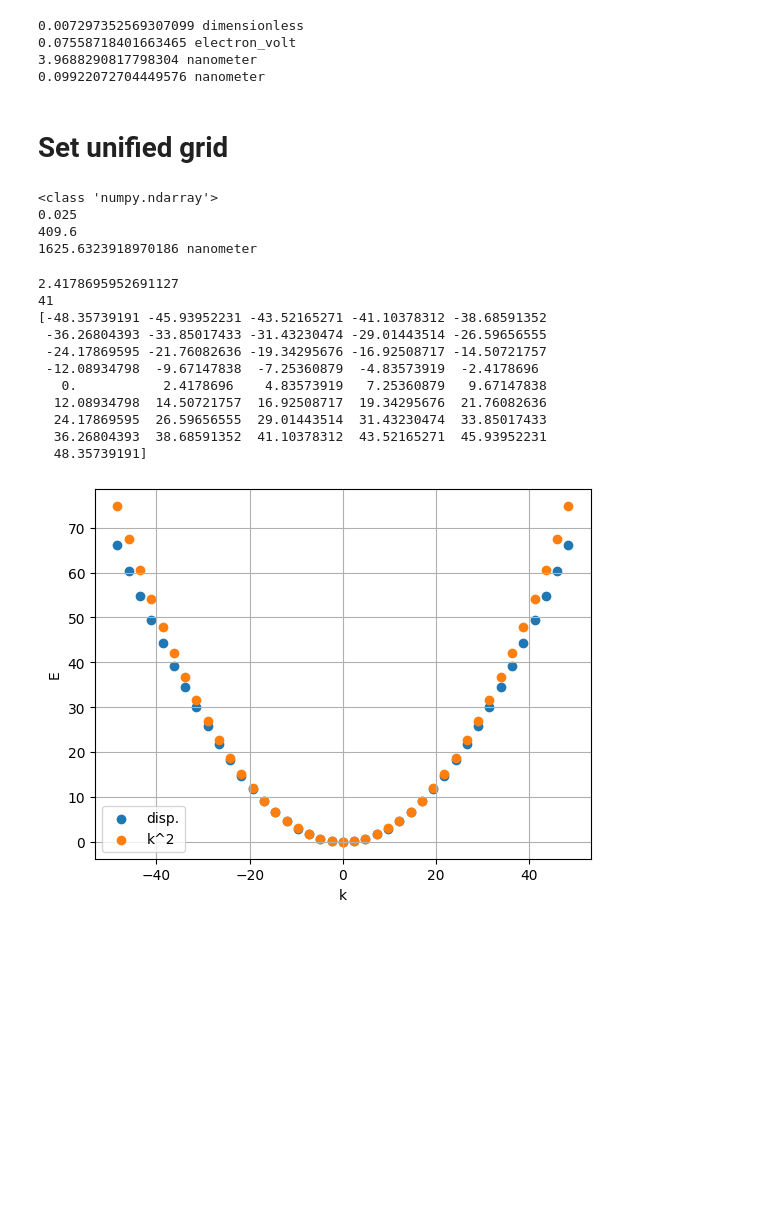
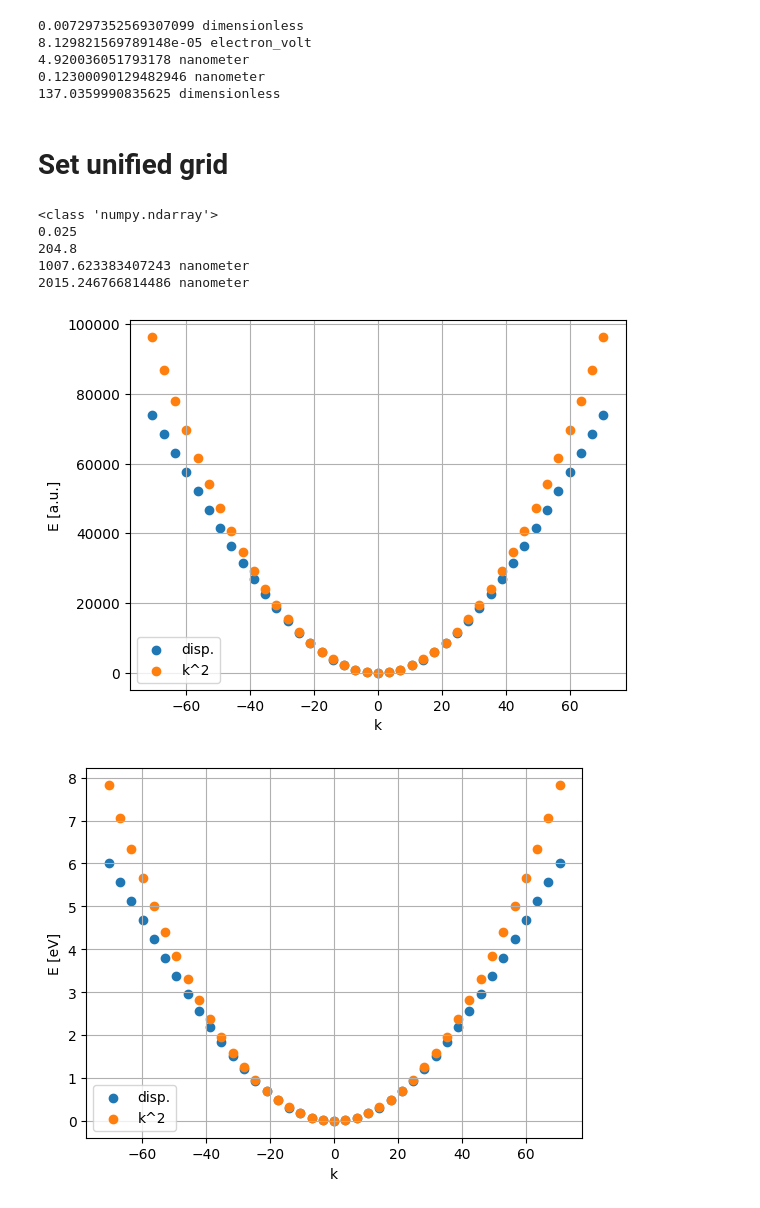
Before and after one commit to magashegyi/testrepo, a Jupyter notebook: atomic_unit_optimization.ipynb, the cells around one changed output. Cells and saved outputs as stored; diff of their text form; code cells hidden in the pictures; blank space fills up the shorter version.

```diff
--- a/atomic_unit_optimization.ipynb
+++ b/atomic_unit_optimization.ipynb
@@ -17,12 +25,13 @@ c_t &= \frac{E_{e}}{2 \, \left(1-\cos\left(\frac{2 \pi}{n_l}\right)\right)}
 # %%
 # Fixed parameters for the optimization
 dx=0.025 # Grid step size in the unit system
-emax=5 # Maximum electron energy in eV
+emax=6 # Maximum electron energy in eV
 npx = 16*1024
+effective_mass = 1.1
 
 # Desired parameters
 desired_points_in_lamda = 20
-desired_width = 1600
+desired_width = 2000
 # %%
 from atomic_units.optimizer import optimize_atomic_units
 
@@ -36,10 +47,10 @@ Objective function value: 1.6724758211217639e-12
 # %%
 import atomic_units as au
 
-hb=3.2
-e0=2.4
-m0=160.0
-kappa0=1.2 # 4*pi*epsilon0
+hb=8.8#1.0
+m0=2.0#8.8
+kappa0=1.0#2.3 # 4*pi*epsilon0
+e0=60.0#3.4
 dx=0.025
 
 unit_sys = au.AtomicUnitSystem(xh=hb, xe=e0, xm=m0, xk=kappa0)
@@ -49,17 +60,19 @@ print(unit_sys.fine_structure_constant)
 print(unit_sys.energy_unit.to('eV'))
 print(unit_sys.length_unit.to('nm'))
 print(dx*unit_sys.length_unit.to('nm'))
+print(1/unit_sys.fine_structure_constant)
 # %% [output]
 0.007297352569307099 dimensionless
-0.07558718401663465 electron_volt
-3.9688290817798304 nanometer
-0.09922072704449576 nanometer
+8.129821569789148e-05 electron_volt
+4.920036051793178 nanometer
+0.12300090129482946 nanometer
+137.0359990835625 dimensionless
 # %% [markdown]
 # Set unified grid
 # %%
 import numpy as np
 
-uxgrid_num = 16*1024
+uxgrid_num = 8*1024
 uxgrid_dx = dx
 uxgrid_width=uxgrid_num*uxgrid_dx
 uxgrid = np.arange( -uxgrid_width/2 , uxgrid_width/2, uxgrid_dx)
@@ -68,50 +81,55 @@ print(type(uxgrid))
 print(uxgrid_dx)
 print(uxgrid_width)
 print(uxgrid_width*unit_sys.length_unit.to('nm'))
+print(npx*uxgrid_dx*unit_sys.length_unit.to('nm'))
 # %% [output]
 <class 'numpy.ndarray'>
 0.025
-409.6
-1625.6323918970186 nanometer
+204.8
+1007.623383407243 nanometer
+2015.246766814486 nanometer
 # %%
 import quantum_toolkit as quat
 # Create a dispersion object with the specified grid spacing
-dispersion=quat.Dispersion(uxgrid_dx, hbar = unit_sys.hb,\
-                            mass = unit_sys.me)
+#dispersion=quat.Dispersion(uxgrid_dx, hbar = unit_sys.hb,mass = unit_sys.me)
+
+qdisp=quat.QuadraticDispersion(hbar = unit_sys.hb,mass = unit_sys.me)
+cdisp=quat.CosineDispersion(uxgrid_dx,hbar = unit_sys.hb,mass = unit_sys.me)
 # %%
 import matplotlib.pyplot as plt
 
 emax_in_unit_sys = emax*unit_sys.convert_energy_from("eV")
-k_max = dispersion.energy2k(1.0*emax_in_unit_sys)
+k_max = cdisp.wavenumber(emax_in_unit_sys)
 
 ukgrid_max = k_max
 ukgrid_min = -k_max
 ukgrid_num = 41
 
 ukgrid, ukgrid_dx = np.linspace(ukgrid_min, ukgrid_max,\
                                ukgrid_num,retstep=True)
 
-print(ukgrid_dx)
-print(ukgrid_num)
-print(ukgrid)
+# print(ukgrid_dx)
+# print(ukgrid_num)
+# print(ukgrid)
 
-plt.scatter(ukgrid,dispersion.k2energy(ukgrid),label="disp.")
-plt.scatter(ukgrid,((unit_sys.hb**2)/(2*unit_sys.me))*ukgrid**2,label="k^2")
+evals_from_disp = cdisp.energy(ukgrid)
+evals_from_quad = qdisp.energy(ukgrid)#((unit_sys.hb**2)/(2*unit_sys.me))*ukgrid**2
+
+plt.scatter(ukgrid,evals_from_disp,label="disp.")
+plt.scatter(ukgrid,evals_from_quad,label="k^2")
 plt.xlabel("k")
-plt.ylabel("E")
+plt.ylabel("E [a.u.]")
 plt.legend()
 plt.grid()
 plt.show()
+
+plt.scatter(ukgrid,evals_from_disp*unit_sys.energy_unit.to('eV'),label="disp.")
+plt.scatter(ukgrid,evals_from_quad*unit_sys.energy_unit.to('eV'),label="k^2")
+plt.xlabel("k")
+plt.ylabel("E [eV]")
+plt.legend()
+plt.grid()
+plt.show()
 # %% [output]
-2.4178695952691127
-41
-[-48.35739191 -45.93952231 -43.52165271 -41.10378312 -38.68591352
- -36.26804393 -33.85017433 -31.43230474 -29.01443514 -26.59656555
- -24.17869595 -21.76082636 -19.34295676 -16.92508717 -14.50721757
- -12.08934798  -9.67147838  -7.25360879  -4.83573919  -2.4178696
-   0.           2.4178696    4.83573919   7.25360879   9.67147838
-  12.08934798  14.50721757  16.92508717  19.34295676  21.76082636
-  24.17869595  26.59656555  29.01443514  31.43230474  33.85017433
-  36.26804393  38.68591352  41.10378312  43.52165271  45.93952231
-  48.35739191]
-[figure, old version]
+[figure, new version]
+[figure, added]
```
Also changed, not shown: parts of 9 cells of this notebook.
